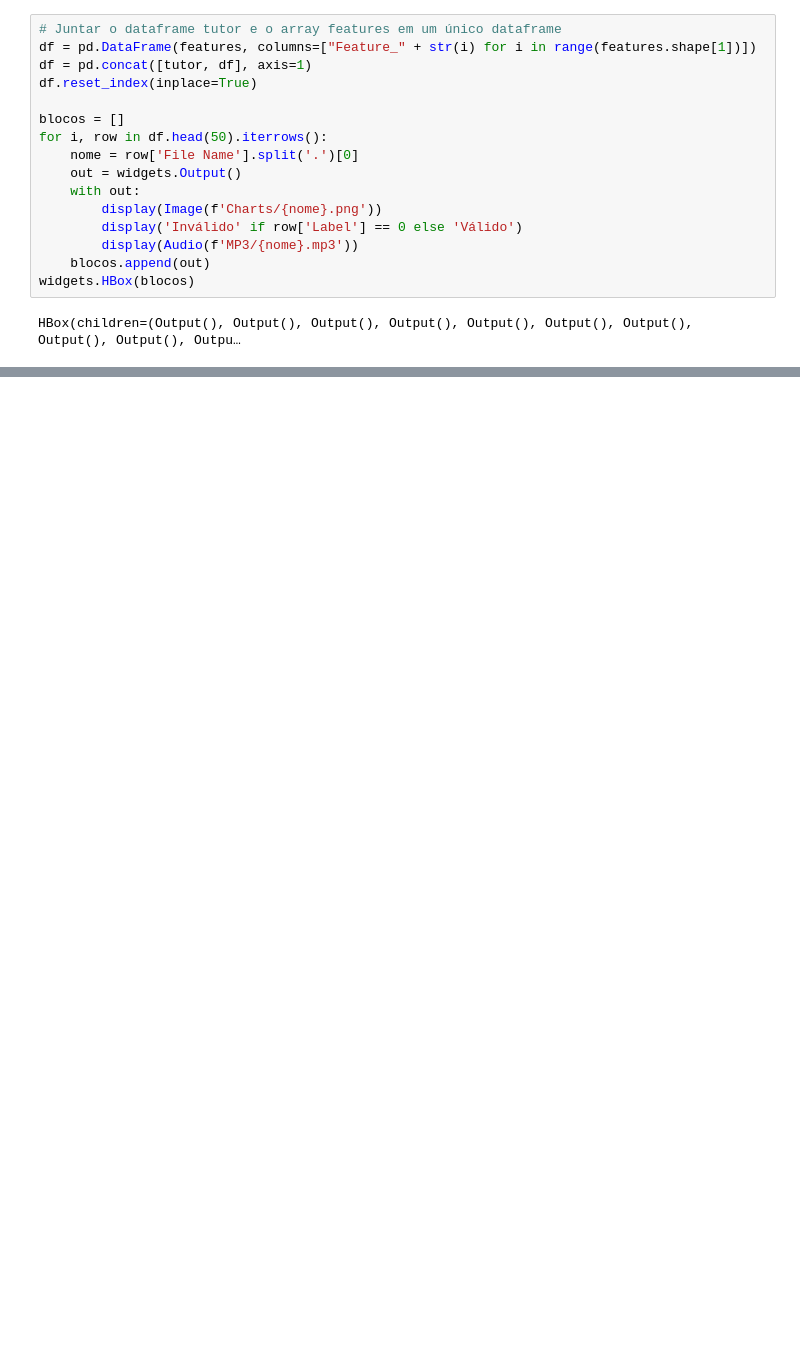
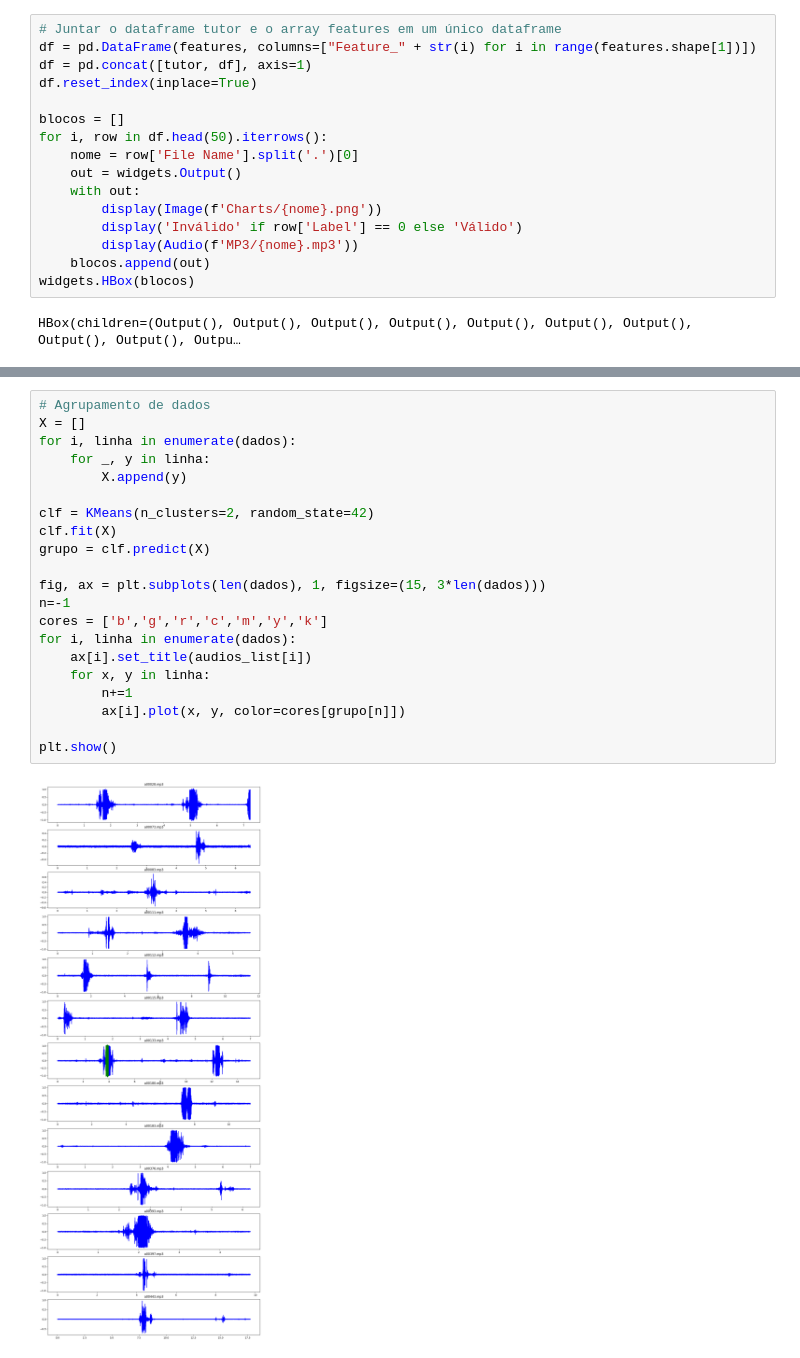
Before and after one commit to jorgechristino/detector_degluticoes_ia, a Jupyter notebook: main.ipynb, the cells around one changed output, grey strips where cells are left out. Cells and saved outputs as stored; diff of their text form; blank space fills up the shorter version.

```diff
--- a/main.ipynb
+++ b/main.ipynb
@@ -213,0 +291,23 @@ HBox(children=(Output(), Output(), Output(), Output(), Output(), Output(), Outpu
+# %%
+# Agrupamento de dados
+X = []
+for i, linha in enumerate(dados):
+    for _, y in linha:
+        X.append(y)
+
+clf = KMeans(n_clusters=2, random_state=42)
+clf.fit(X)
+grupo = clf.predict(X)
+
+fig, ax = plt.subplots(len(dados), 1, figsize=(15, 3*len(dados)))
+n=-1
+cores = ['b','g','r','c','m','y','k']
+for i, linha in enumerate(dados):
+    ax[i].set_title(audios_list[i])
+    for x, y in linha:
+        n+=1
+        ax[i].plot(x, y, color=cores[grupo[n]])
+
+plt.show()
+# %% [output]
+[figure, added]
```
Also changed, not shown: parts of 5 cells of this notebook, 15 other files.
